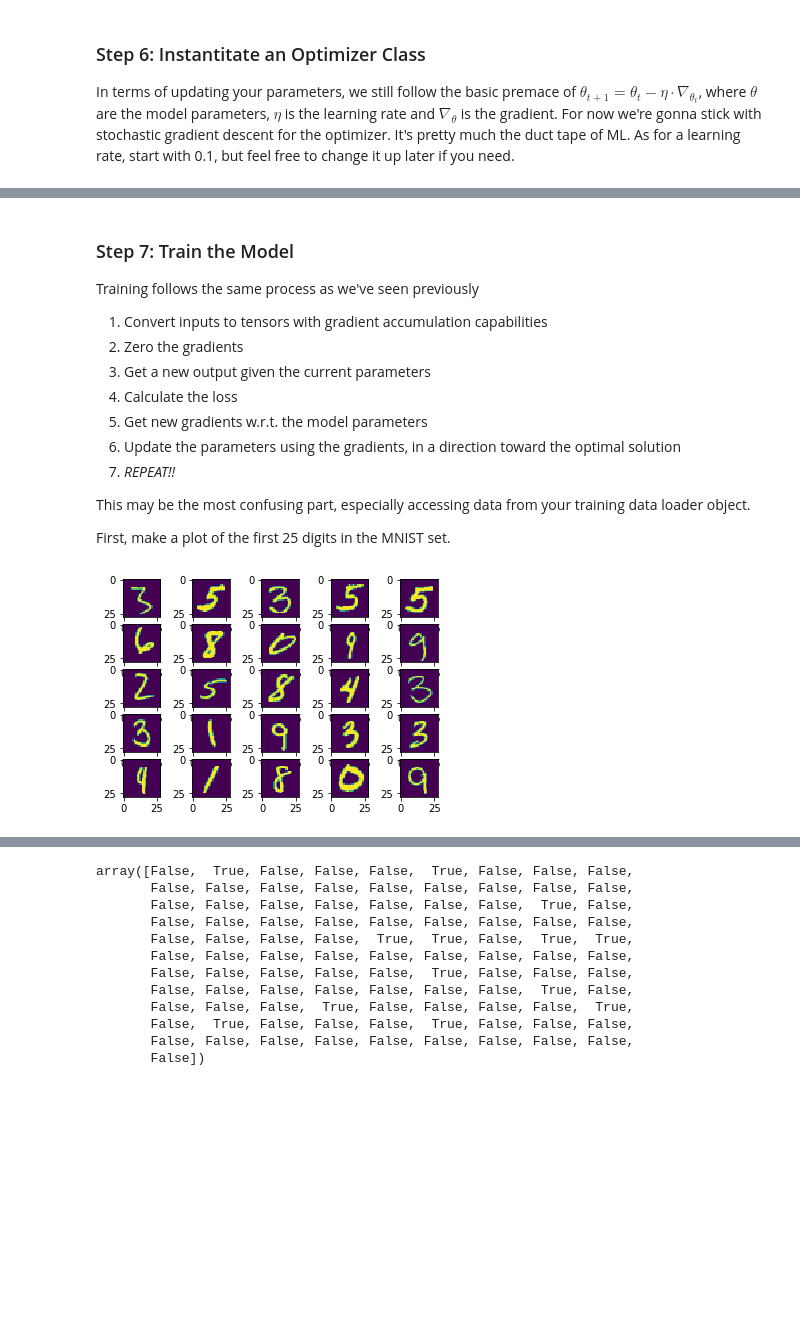
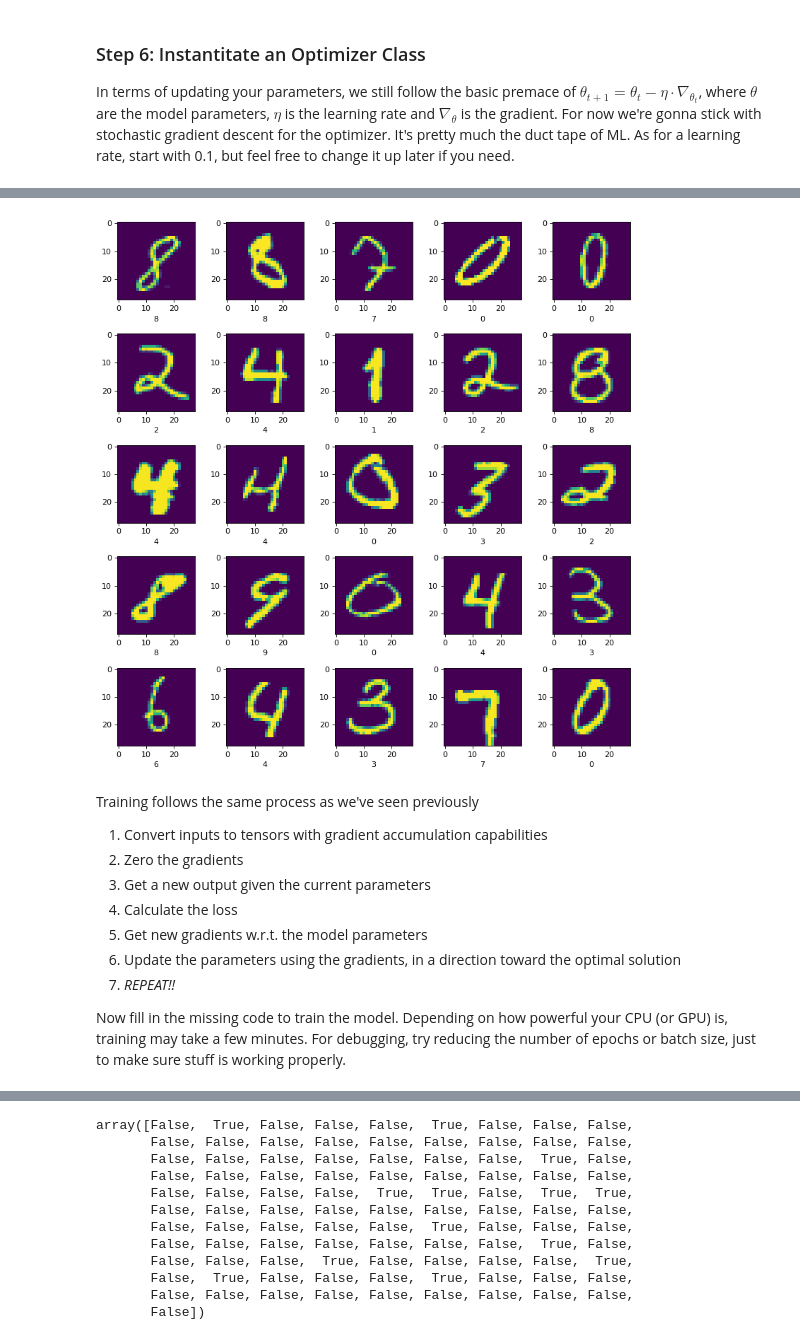
Before and after one commit to jeinson/CM_S19, a Jupyter notebook: Lab_5/Lab_5_FFNN_answers.ipynb, the cells around one changed output, grey strips where cells are left out. Cells and saved outputs as stored; diff of their text form; code cells hidden in the pictures; blank space fills up the shorter version.

```diff
--- a/Lab_5/Lab_5_FFNN_answers.ipynb
+++ b/Lab_5/Lab_5_FFNN_answers.ipynb
@@ -167,6 +166,22 @@ Take a few minutes to understand what's going on here. First off, how many param
+# %%
+import matplotlib.pyplot as plt
+#### your code here ###
+
+x = next(iter(train_loader))
+
+plotData = x[0][0:25]
+labelData = x[1][0:25]
+
+fig=plt.figure(figsize=(10, 10), dpi= 80, facecolor='w', edgecolor='k')
+for i in range(25):
+    plt.subplot(5,5,i + 1, xmargin = 2.0)
+    plt.xlabel(str(labelData[i].numpy()))
+    plt.imshow(plotData[i][0].numpy())
+    plt.tight_layout()
+plt.show()
+# %% [output]
+[figure, added]
 # %% [markdown]
-### Step 7: Train the Model
-
 Training follows the same process as we've seen previously
 1. Convert inputs to tensors with gradient accumulation capabilities
 2. Zero the gradients
@@ -176,6 +191,4 @@ Training follows the same process as we've seen previously
 6. Update the parameters using the gradients, in a direction toward the optimal solution
 7. *REPEAT!!*
 
-This may be the most confusing part, especially accessing data from your training data loader object.
-
-First, make a plot of the first 25 digits in the MNIST set.
+Now fill in the missing code to train the model. Depending on how powerful your CPU (or GPU) is, training may take a few minutes. For debugging, try reducing the number of epochs or batch size, just to make sure stuff is working properly.
@@ -192,7 +194,0 @@ plotData = [x[i][1][0][0][0].numpy() for i in range(25)]
-# %%
-for i in range(25):
-    plt.subplot(5,5,i + 1)
-    plt.imshow(plotData[i])
-plt.show()
-# %% [output]
-[figure, removed]
```
Also changed, not shown: parts of 13 cells of this notebook, 1 other file.
